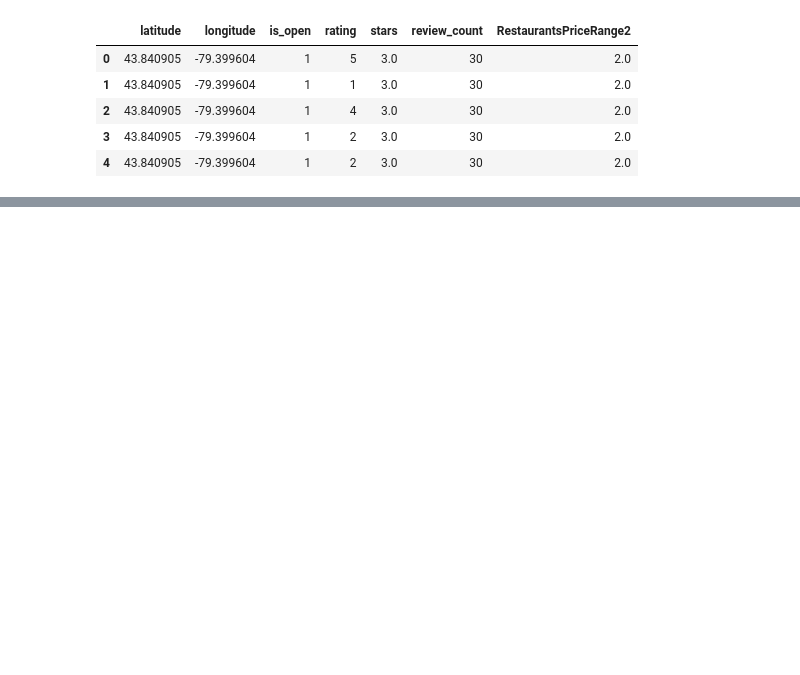
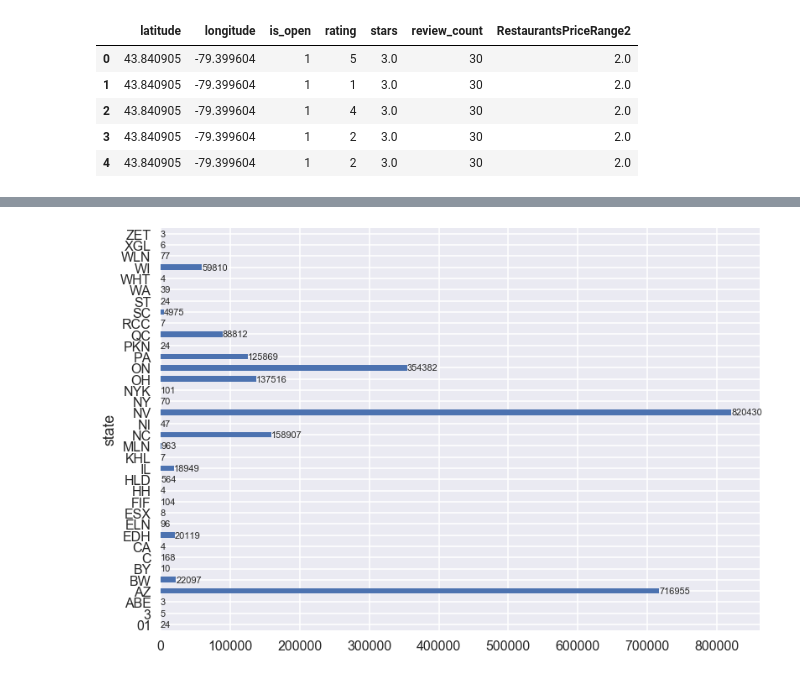
Before and after one commit to mwoluchem/Recommendations_CS209, a Jupyter notebook: Recommendations_EDA.ipynb, the cells around one changed output, grey strips where cells are left out. Saved outputs shown, nothing was run; the diff lists cells and outputs as text; code cells hidden in the pictures; blank space fills up the shorter version.

```diff
--- a/Recommendations_EDA.ipynb
+++ b/Recommendations_EDA.ipynb
@@ -288,0 +256,11 @@ GoodForMeal_dinner             object"""
+# %%
+with sns.plotting_context("poster"):
+    ax = plt.gca()
+    count_states.plot(kind="barh")
+    plt.grid(axis = 'x', color ='white', linestyle='-')
+    ax.tick_params(axis='both', which='both',length=0)
+    for p, c, ch in zip(nums, states, counts):
+        plt.annotate(str(ch), xy=(ch + 1, p), va='center', size=11)
+    sns.despine(left=True, bottom=True)
+# %% [output]
+[figure, added]
```
Also changed, not shown: parts of 28 cells of this notebook.
